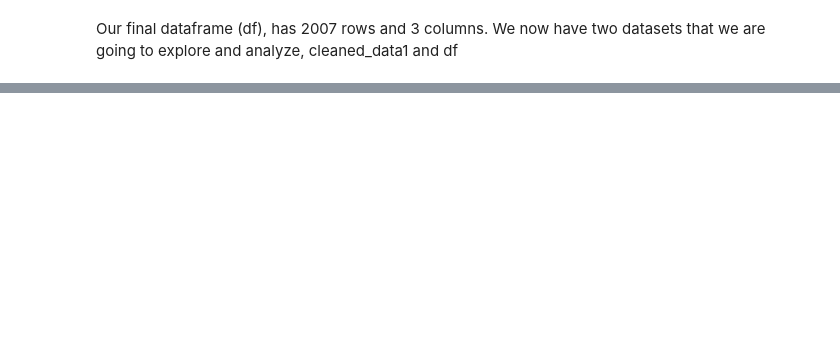
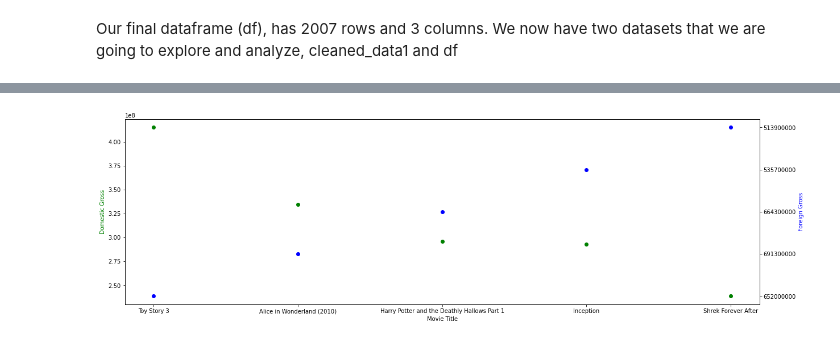
Before and after one commit to CatherineChelagat/Phase-1-Project, a Jupyter notebook: Phase 1 Project Working Document.ipynb, the cells around one changed output, grey strips where cells are left out. Saved outputs shown, nothing was run; the diff lists cells and outputs as text; code cells hidden in the pictures; blank space fills up the shorter version.

```diff
--- a/Phase 1 Project Working Document.ipynb
+++ b/Phase 1 Project Working Document.ipynb
@@ -220,4 +658,4 @@ df.isna().sum()
 # %%
-df.drop(['studio','year','Unnamed: 0','genre_ids', 'id', 'original_language', 'original_title', 'release_date', 'vote_count', 'movie', 'worldwide_gross'], axis=1, inplace=True)
+df.drop(['studio','year','genre_ids', 'id', 'original_language', 'original_title', 'release_date', 'vote_count', 'movie', 'worldwide_gross'], axis=1, inplace=True)
 # %%
 df
@@ -243,6 +753,4 @@ df = df.dropna()
 # %% [markdown]
 From our dataset, it seems the budget_column was from a dataframe with not titles, so dropping the rows with null values means we end up with no data for production_budget. For this reason, the column has been rendered irrelevant to our analysis and will therefore be dropped.
-# %%
-df.drop(['production_budget'], axis=1, inplace=True)
 # %%
 df
@@ -267,0 +894,23 @@ Our final dataframe (df), has 2007 rows and 3 columns. We now have two datasets
+# %%
+# Plotting a scatter plot with two variables on the y axis, foreign_gross and domestic_gross
+plt.data = df.head()
+fig, ax1 = plt.subplots()
+
+# Defining the x,y1 and y2 variables
+x = df.head()['title']
+y1 = df.head()['domestic_gross']
+y2 = df.head()['foreign_gross']
+
+
+ax2 = ax1.twinx()
+ax1.scatter(x, y1, color='green')
+ax2.scatter(x, y2, color='blue')
+
+ax1.set_xlabel('Movie Title')
+ax1.set_ylabel('Domestic Gross', color='green')
+ax2.set_ylabel('Foreign Gross', color='blue')
+
+plt.gcf().set_size_inches((20, 6))
+plt.show()
+# %% [output]
+[figure, added]
```
Also changed, not shown: parts of 84 cells of this notebook.
